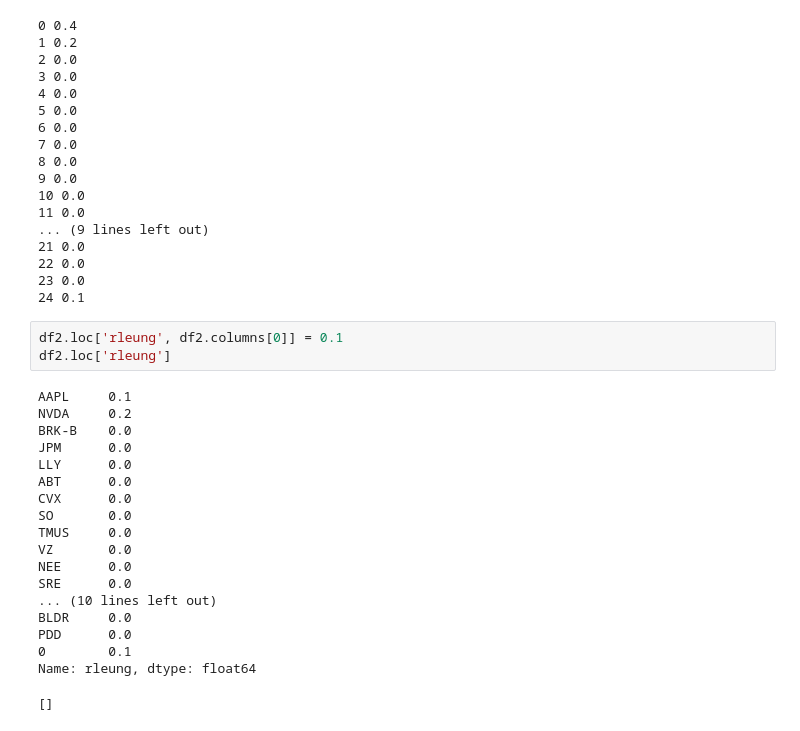
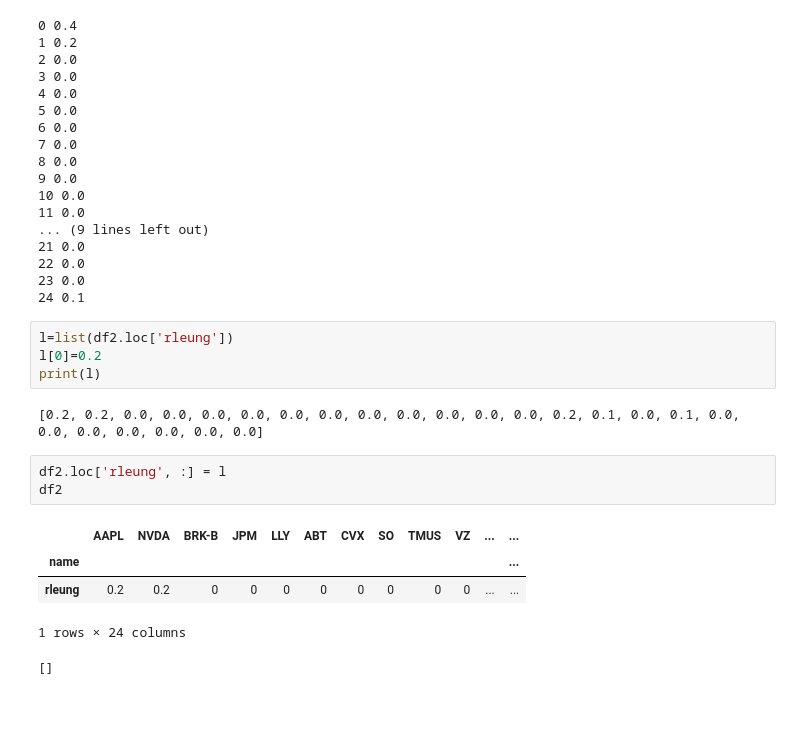
Before and after one commit to meolord29/Portfolio-Management-SpeedRun, a Jupyter notebook: sketchbook-ryan.ipynb, the cells around one changed output. Saved outputs shown, nothing was run; the diff lists cells and outputs as text.

```diff
--- a/sketchbook-ryan.ipynb
+++ b/sketchbook-ryan.ipynb
@@ -79,27 +79,20 @@ for i, num in enumerate(df2.loc['rleung']):
 22 0.0
 23 0.0
 24 0.1
+# %%
+l=list(df2.loc['rleung'])
+l[0]=0.2
+print(l)
+# %% [output]
+[0.2, 0.2, 0.0, 0.0, 0.0, 0.0, 0.0, 0.0, 0.0, 0.0, 0.0, 0.0, 0.0, 0.2, 0.1, 0.0, 0.1, 0.0, 0.0, 0.0, 0.0, 0.0, 0.0, 0.0]
 # %%
-df2.loc['rleung', df2.columns[0]] = 0.1
-df2.loc['rleung']
+df2.loc['rleung', :] = l
+df2
 # %% [output]
+|  | AAPL | NVDA | BRK-B | JPM | LLY | ABT | CVX | SO | TMUS | VZ | ... | ... |
+| name |  |  |  |  |  |  |  |  |  |  |  | ... |
+| rleung | 0.2 | 0.2 | 0 | 0 | 0 | 0 | 0 | 0 | 0 | 0 | ... | ... |
-AAPL     0.1
-NVDA     0.2
-BRK-B    0.0
-JPM      0.0
-LLY      0.0
-ABT      0.0
-CVX      0.0
-SO       0.0
-TMUS     0.0
-VZ       0.0
-NEE      0.0
-SRE      0.0
-... (10 lines left out)
-BLDR     0.0
-PDD      0.0
-0        0.1
-Name: rleung, dtype: float64
+1 rows × 24 columns
 # %%
 # %% [output]
 []
```
Also changed, not shown: 1 other file.
